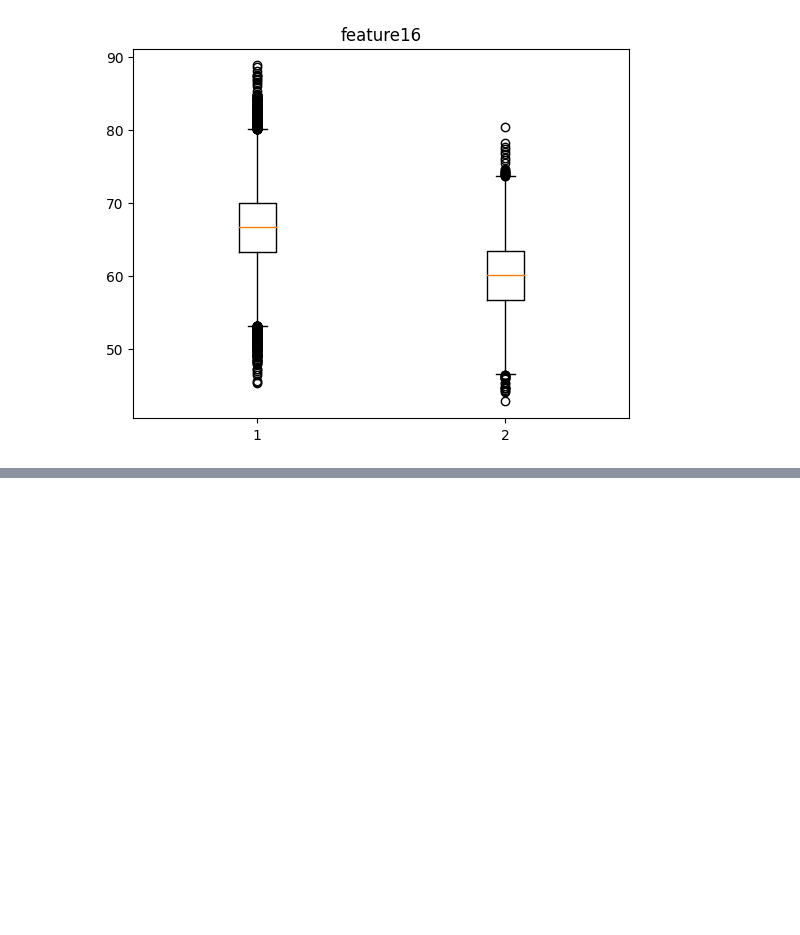
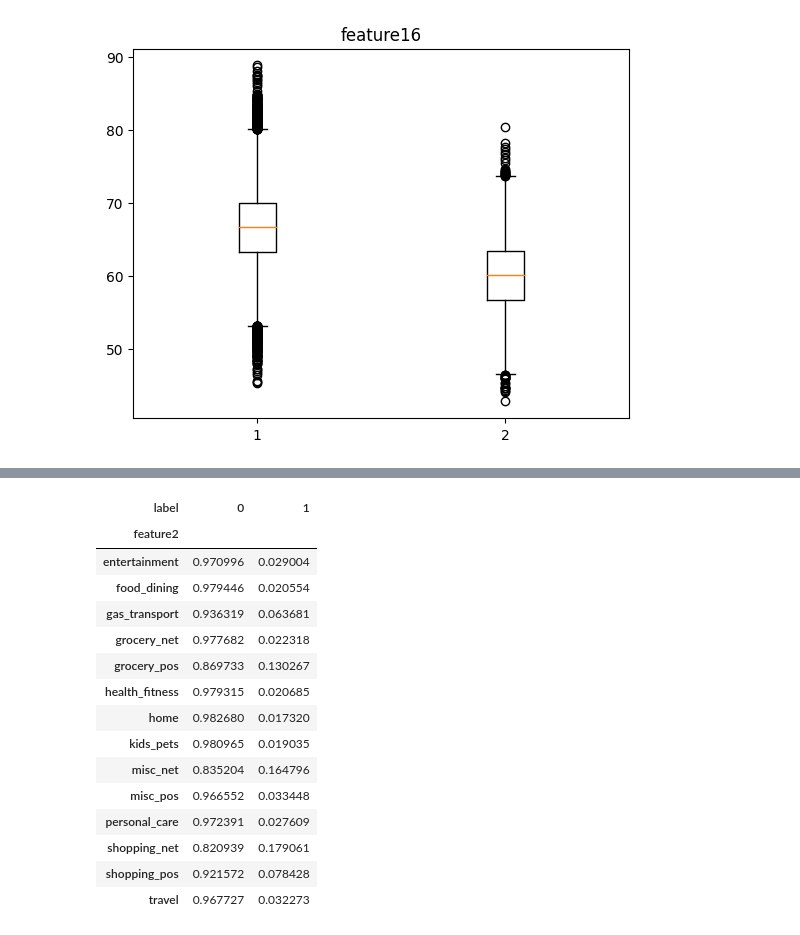
Before and after one commit to DASC-CompetitiveDS/MLOpsVN, a Jupyter notebook: src/notebooks/eda_phase-1_prob-1.ipynb, the cells around one changed output, grey strips where cells are left out. Drawn from its saved outputs; the diff is of its cells as text; code cells hidden in the pictures; blank space fills up the shorter version.

```diff
--- a/src/notebooks/eda_phase-1_prob-1.ipynb
+++ b/src/notebooks/eda_phase-1_prob-1.ipynb
@@ -173,0 +223,22 @@ for col in df_numeric.columns:
+# %%
+contingency_table = df[['feature2', 'label']].reset_index().groupby(['feature2','label'])['index'].count().reset_index().pivot(index='feature2', columns='label', values='index')
+# contingency_table
+# %%
+contingency_table.apply(lambda x: x/sum(x), axis=1).style.background_gradient(cmap='Oranges', axis=None)
+# %% [output]
+| label | 0 | 1 |
+| feature2 |  |  |
+| entertainment | 0.970996 | 0.029004 |
+| food_dining | 0.979446 | 0.020554 |
+| gas_transport | 0.936319 | 0.063681 |
+| grocery_net | 0.977682 | 0.022318 |
+| grocery_pos | 0.869733 | 0.130267 |
+| health_fitness | 0.979315 | 0.020685 |
+| home | 0.982680 | 0.017320 |
+| kids_pets | 0.980965 | 0.019035 |
+| misc_net | 0.835204 | 0.164796 |
+| misc_pos | 0.966552 | 0.033448 |
+| personal_care | 0.972391 | 0.027609 |
+| shopping_net | 0.820939 | 0.179061 |
+| shopping_pos | 0.921572 | 0.078428 |
+| travel | 0.967727 | 0.032273 |
```
Also changed, not shown: parts of 13 cells of this notebook, 2 other files.
